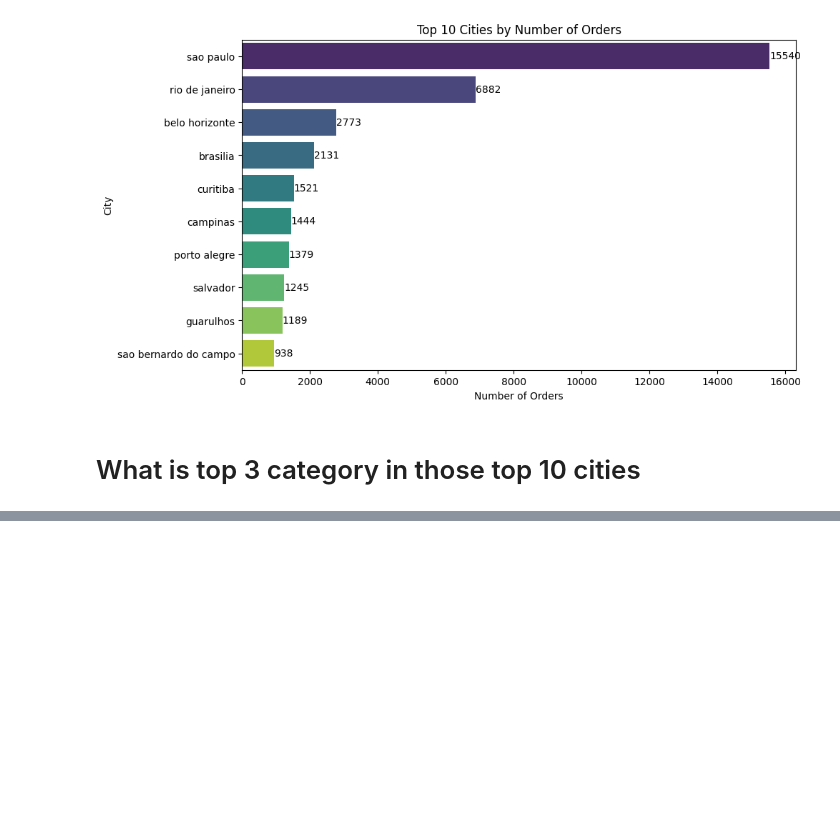
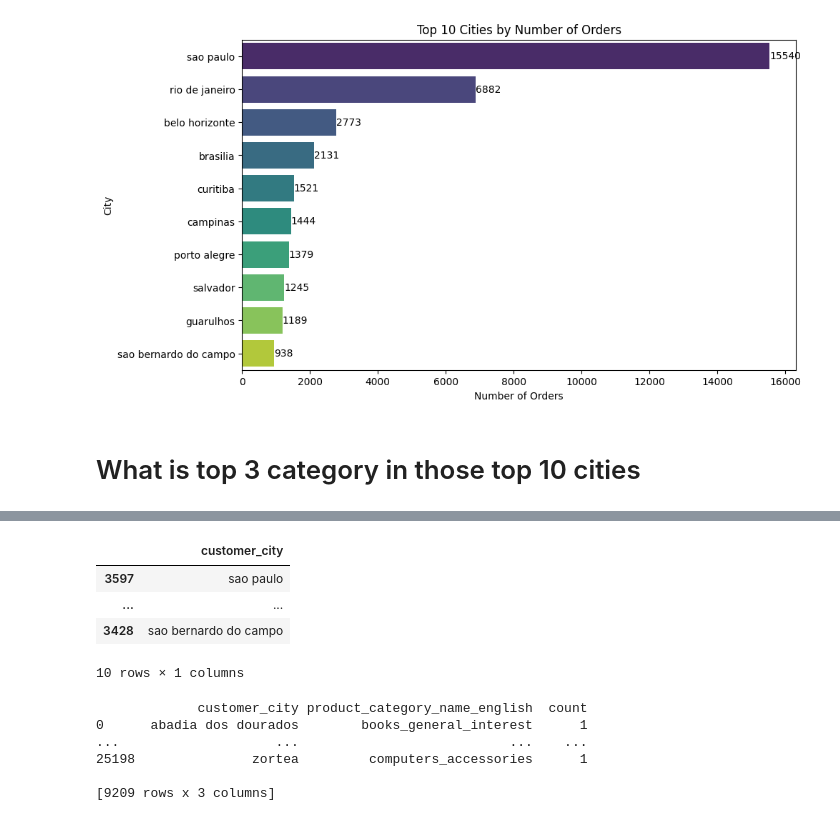
Before and after one commit to Skronski/e_commerce, a Jupyter notebook: 00_programs/data_overview_reading.ipynb, the cells around one changed output, grey strips where cells are left out. Saved outputs shown, nothing was run; the diff lists cells and outputs as text; code cells hidden in the pictures; blank space fills up the shorter version.

```diff
--- a/00_programs/data_overview_reading.ipynb
+++ b/00_programs/data_overview_reading.ipynb
@@ -463,0 +486,39 @@ Passing `palette` without assigning `hue` is deprecated and will be removed in v
+# %%
+orders_category_city = olist_orders_product_category.merge(
+    orders_city, on="order_id", how="left"
+)
+top_cities_top_categories = orders_category_city.merge(
+    city_counts_sorted.head(10).loc[:, ["customer_city"]],
+    on="customer_city",
+    how="inner",
+)
+# %% [output]
+|  | customer_city |
+| 3597 | sao paulo |
+| ... | ... |
+| 3428 | sao bernardo do campo |
+10 rows × 1 columns
+# %%
+# Group by city and product category, count occurrences, and reset index
+city_category_counts = (
+    orders_category_city.groupby(["customer_city", "product_category_name_english"])
+    .size()
+    .reset_index(name="count")
+)
+
+# Sort by city and count in descending order
+city_category_counts = city_category_counts.sort_values(
+    by=["customer_city", "count"], ascending=[True, False]
+)
+
+# Group by city and get top 3 categories
+top_3_categories = city_category_counts.groupby("customer_city").head(3)
+
+print(top_3_categories)
+# %% [output]
+             customer_city product_category_name_english  count
+0      abadia dos dourados        books_general_interest      1
+...                    ...                           ...    ...
+25198               zortea         computers_accessories      1
+
+[9209 rows x 3 columns]
```
Also changed, not shown: parts of 3 cells of this notebook.
